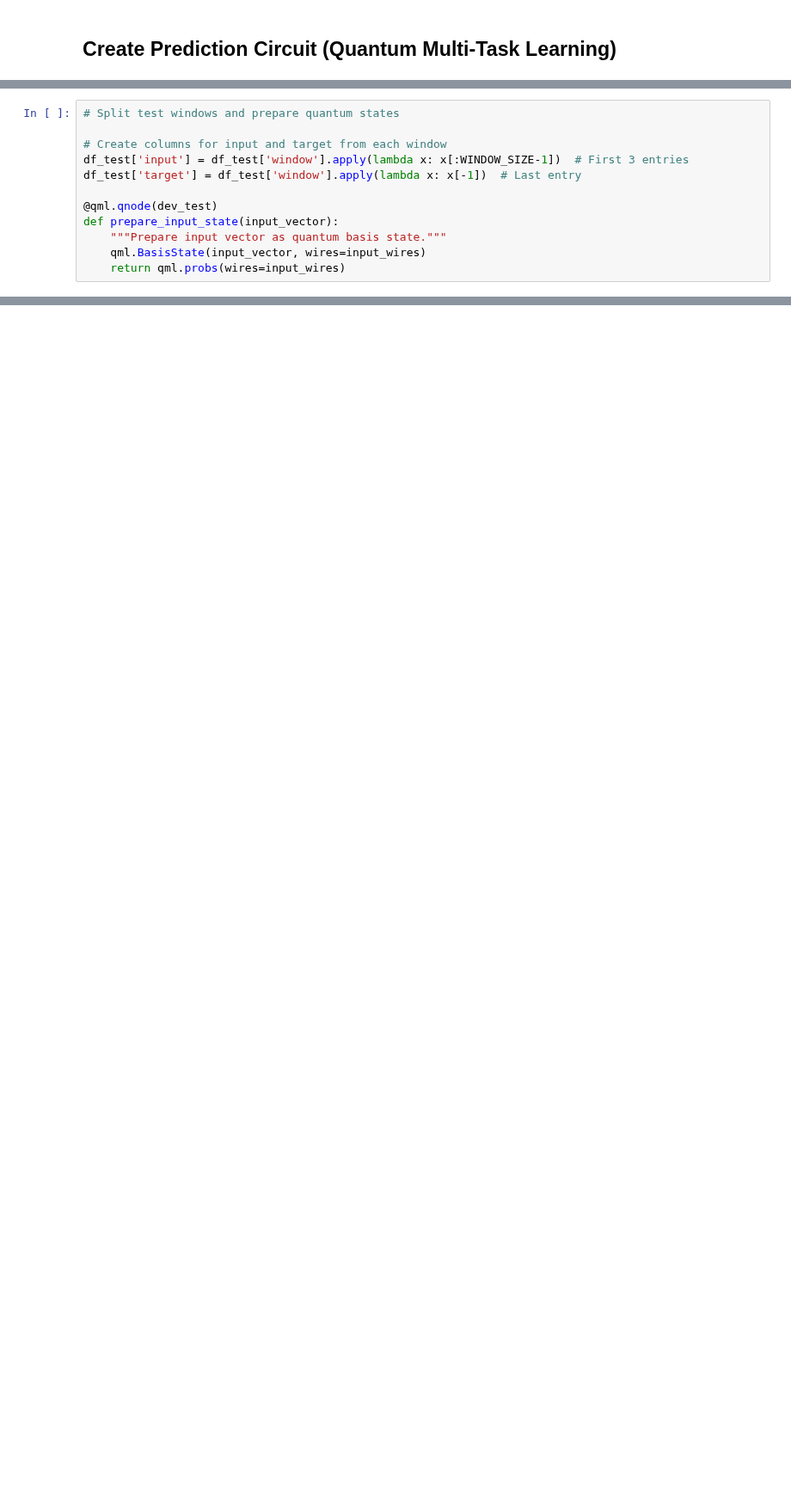
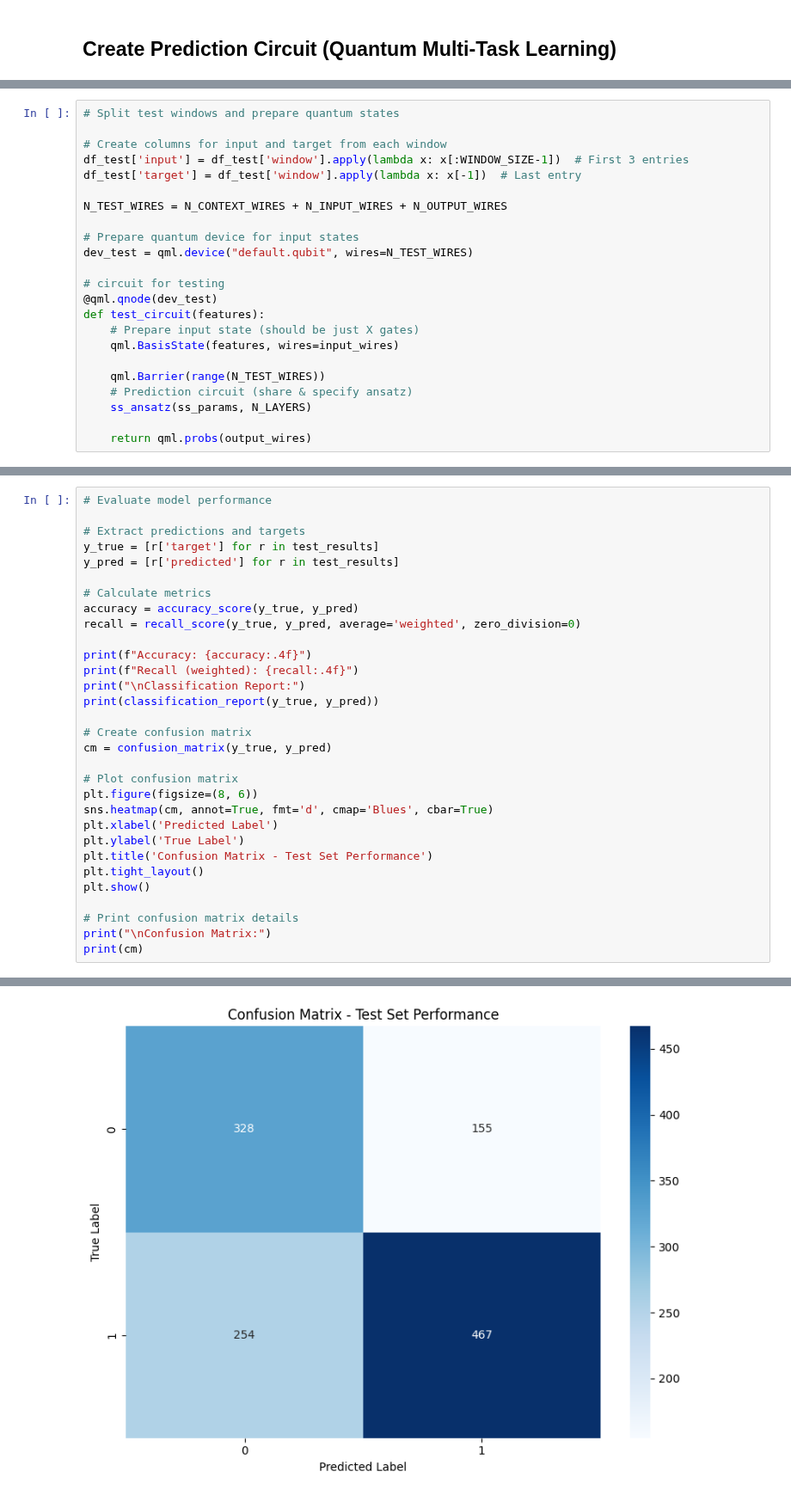
Before and after one commit to Rishivarshil/osuquantumclub, a Jupyter notebook: qmtl.ipynb, the cells around one changed output, grey strips where cells are left out. Shown at 86% size. Cells and saved outputs as stored; diff of their text form; blank space fills up the shorter version.

```diff
--- a/qmtl.ipynb
+++ b/qmtl.ipynb
@@ -744,8 +691,19 @@ We run the trained algorithm on the test set classically, one-by-one, to determi
 df_test['input'] = df_test['window'].apply(lambda x: x[:WINDOW_SIZE-1])  # First 3 entries
 df_test['target'] = df_test['window'].apply(lambda x: x[-1])  # Last entry
 
+N_TEST_WIRES = N_CONTEXT_WIRES + N_INPUT_WIRES + N_OUTPUT_WIRES
+
+# Prepare quantum device for input states
+dev_test = qml.device("default.qubit", wires=N_TEST_WIRES)
+
+# circuit for testing
 @qml.qnode(dev_test)
-def prepare_input_state(input_vector):
-    """Prepare input vector as quantum basis state."""
-    qml.BasisState(input_vector, wires=input_wires)
-    return qml.probs(wires=input_wires)
+def test_circuit(features):
+    # Prepare input state (should be just X gates)
+    qml.BasisState(features, wires=input_wires)
+
+    qml.Barrier(range(N_TEST_WIRES))
+    # Prediction circuit (share & specify ansatz)
+    ss_ansatz(ss_params, N_LAYERS)
+
+    return qml.probs(output_wires)
@@ -769,0 +755,32 @@ Successfully prepared 1204 quantum input states
+# %%
+# Evaluate model performance
+
+# Extract predictions and targets
+y_true = [r['target'] for r in test_results]
+y_pred = [r['predicted'] for r in test_results]
+
+# Calculate metrics
+accuracy = accuracy_score(y_true, y_pred)
+recall = recall_score(y_true, y_pred, average='weighted', zero_division=0)
+
+print(f"Accuracy: {accuracy:.4f}")
+print(f"Recall (weighted): {recall:.4f}")
+print("\nClassification Report:")
+print(classification_report(y_true, y_pred))
+
+# Create confusion matrix
+cm = confusion_matrix(y_true, y_pred)
+
+# Plot confusion matrix
+plt.figure(figsize=(8, 6))
+sns.heatmap(cm, annot=True, fmt='d', cmap='Blues', cbar=True)
+plt.xlabel('Predicted Label')
+plt.ylabel('True Label')
+plt.title('Confusion Matrix - Test Set Performance')
+plt.tight_layout()
+plt.show()
+
+# Print confusion matrix details
+print("\nConfusion Matrix:")
+print(cm)
+# %% [output]
@@ -769,0 +799 @@ Successfully prepared 1204 quantum input states
+[figure, added]
```
Also changed, not shown: parts of 9 cells of this notebook.
